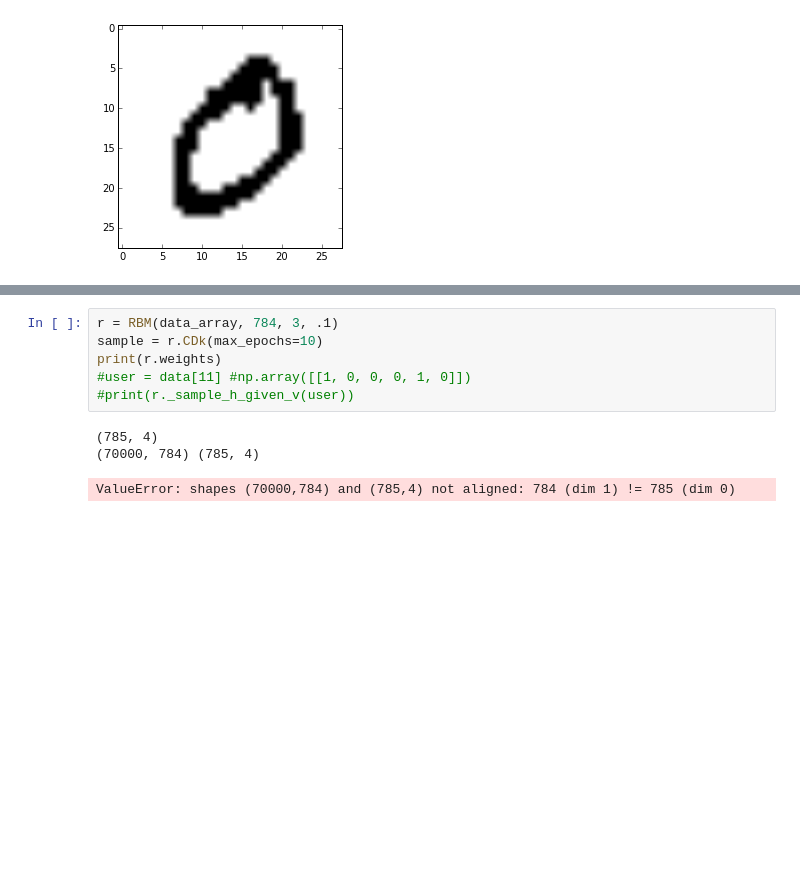
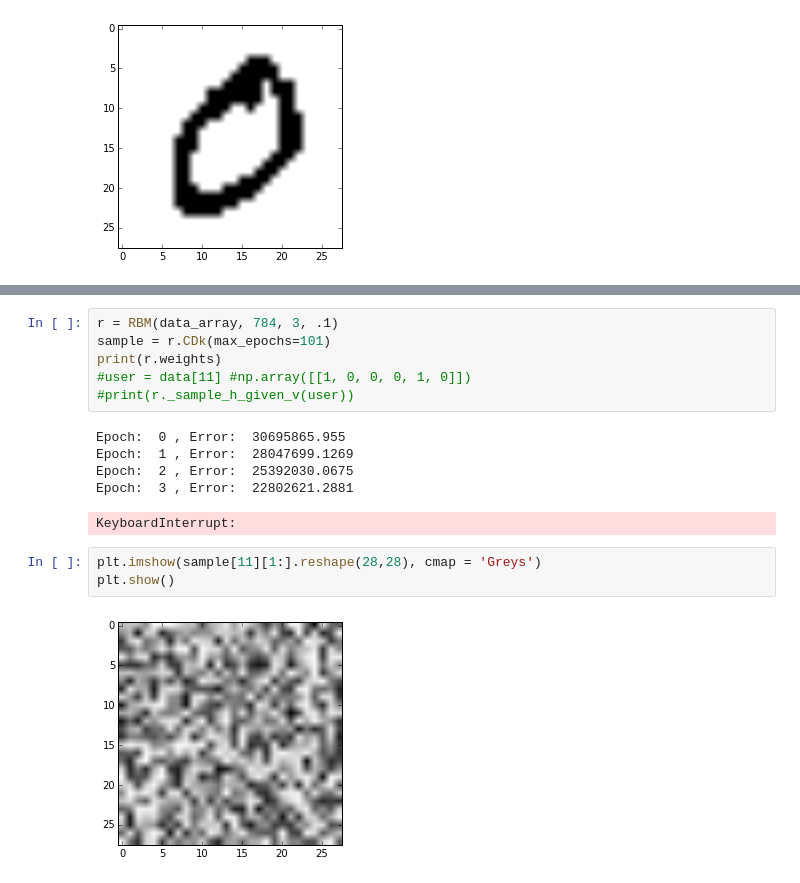
Before and after one commit to huihuifan/RBM-CS51, a Jupyter notebook: RBM_MNIST.ipynb, the cells around one changed output, grey strips where cells are left out. Drawn from its saved outputs; the diff is of its cells as text; blank space fills up the shorter version.

```diff
--- a/RBM_MNIST.ipynb
+++ b/RBM_MNIST.ipynb
@@ -166,11 +165,18 @@ class RBM(object):
         return samples[:,1:]
 # %%
 r = RBM(data_array, 784, 3, .1)
-sample = r.CDk(max_epochs=10)
+sample = r.CDk(max_epochs=101)
 print(r.weights)
 #user = data[11] #np.array([[1, 0, 0, 0, 1, 0]])
 #print(r._sample_h_given_v(user))
 # %% [output]
-(785, 4)
-(70000, 784) (785, 4)
+Epoch:  0 , Error:  30695865.955
+Epoch:  1 , Error:  28047699.1269
+Epoch:  2 , Error:  25392030.0675
+Epoch:  3 , Error:  22802621.2881
-ValueError: shapes (70000,784) and (785,4) not aligned: 784 (dim 1) != 785 (dim 0)
+KeyboardInterrupt:
+# %%
+plt.imshow(sample[11][1:].reshape(28,28), cmap = 'Greys')
+plt.show()
+# %% [output]
+[figure, added]
```
Also changed, not shown: parts of 2 cells of this notebook.
